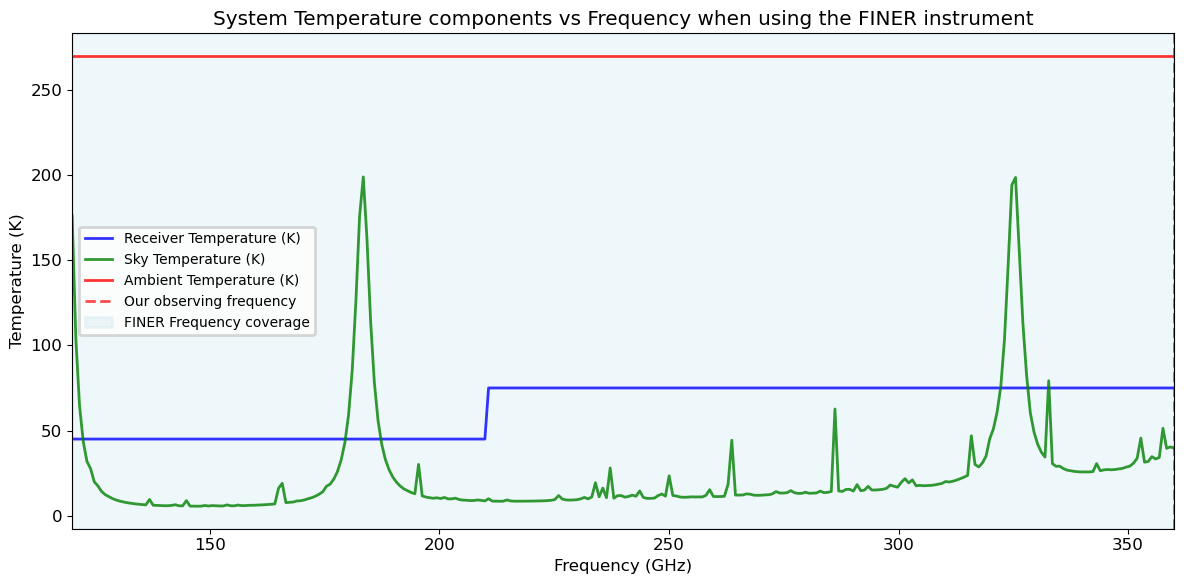
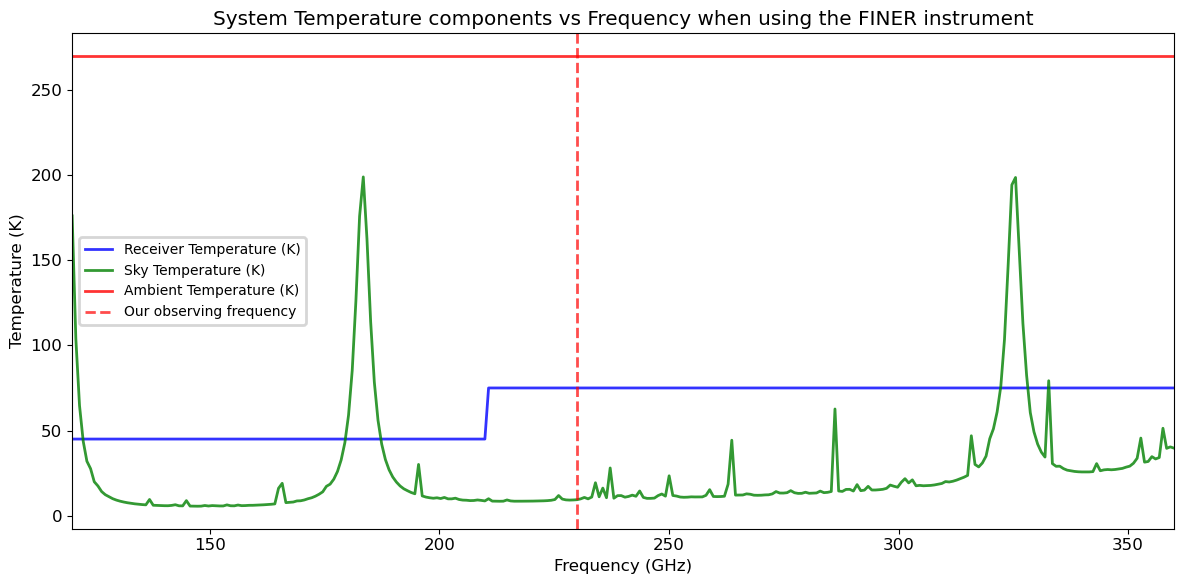
The change to this notebook cell's code, shown as a diff; its figure went from the first image to the second:
--- before
+++ after
@@ -1,3 +1,3 @@
-fig, ax = plt.subplots(figsize=(12, 6))
+fig, ax = plt.subplots()
 ax.plot(valid_frequencies, [t.value for t in valid_t_rx], '-',label = 'Receiver Temperature (K)', color='b', markersize=10, alpha=0.8)
 ax.plot(frequencies, t_sky_contribution, '-',label = 'Sky Temperature (K)', color='g', markersize=10, alpha=0.8)
@@ -6,6 +6,4 @@
 # label the plot
 ax.axvline(calculator.user_input.obs_freq.value, color='r', linestyle='--', alpha=0.7, label='Our observing frequency')
-#draw a box to highlight the operational frequencies of the FINER receiver
-ax.axvspan(frequencies[0],frequencies[-1], color='lightblue', alpha=0.2, label='FINER Frequency coverage')
 
 ax.legend()

Commit: Notebook updates based on feedback